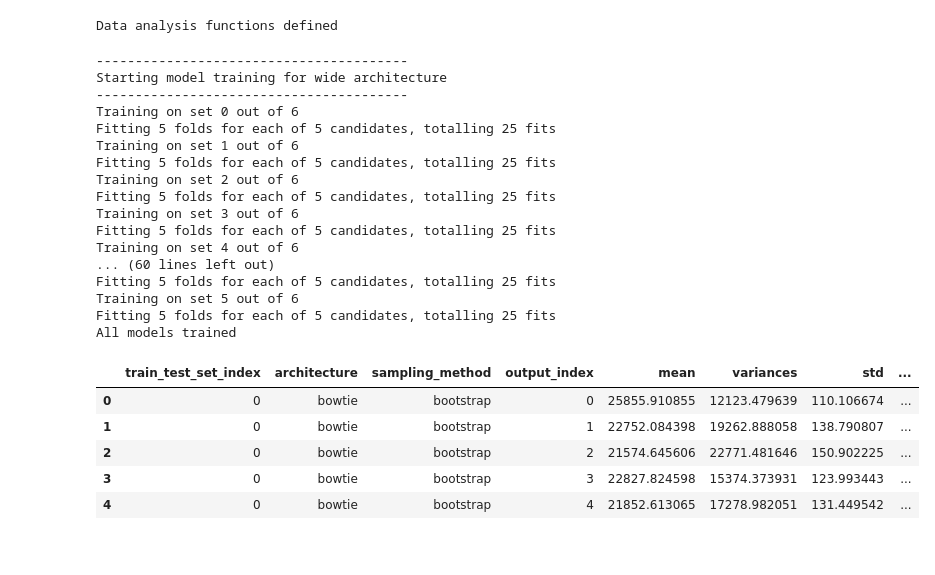
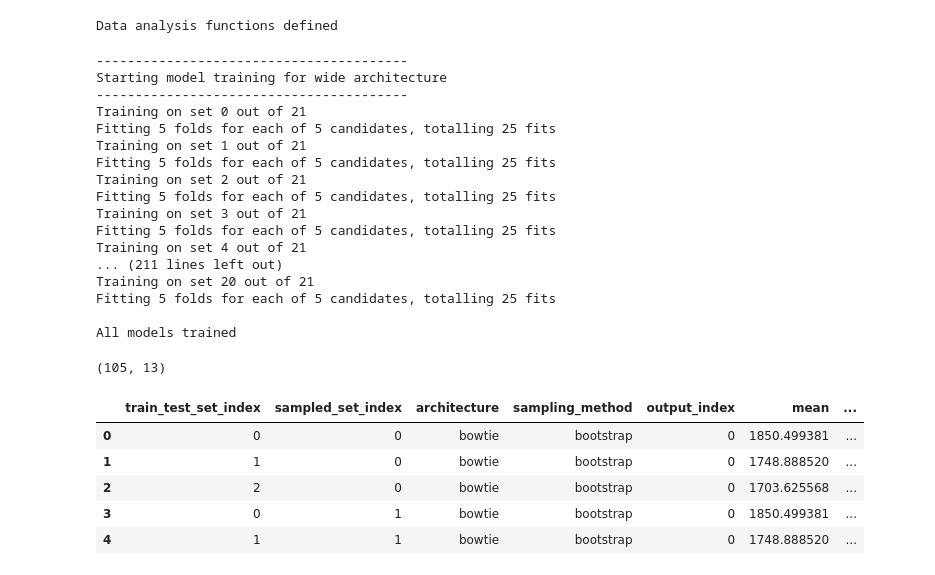
Before and after one commit to dayton2/pymaise_final_project, a Jupyter notebook: final_project_tasks.ipynb, the cells around one changed output. Drawn from its saved outputs; the diff is of its cells as text; code cells hidden in the pictures.

```diff
--- a/final_project_tasks.ipynb
+++ b/final_project_tasks.ipynb
@@ -406,6 +453,7 @@ def train_and_predict(random_search, train_sets, X_test_sets, architecture):
             for j in np.arange(Y_pred.shape[1]):
                 predictions.append({
                     'train_test_set_index': train_set['set_index'],
+                    'sampled_set_index': train_set['sampled_set_index'],
                     'architecture': architecture,
                     'sampling_method': train_set['sampling_method'],
                     'sample_index': i,
@@ -414,10 +462,10 @@ def train_and_predict(random_search, train_sets, X_test_sets, architecture):
                 })
     return pd.DataFrame(predictions)
 
-def get_scores_from_pred_df(pred_df, Y_test_sets):
-    scores = []
-    group_cols = ['architecture', 'sampling_method', 'train_test_set_index']
-    for (architecture, sampling_method, set_index), group in pred_df.groupby(group_cols):
+def get_results_from_pred_df(pred_df, Y_test_sets):
+    results = []
+    group_cols = ['architecture', 'sampling_method', 'sampled_set_index', 'train_test_set_index']
+    for (architecture, sampling_method, sampled_set_index, set_index), group in pred_df.groupby(group_cols):
         Y_pred = (
             group
             .pivot(index='sample_index', columns='output_index', values='prediction')
@@ -426,27 +474,6 @@ def get_scores_from_pred_df(pred_df, Y_test_sets):
             .to_numpy()
         )
         Y_true = ensure_2d_targets(Y_test_sets[set_index])
-        scores.append({
-            'set_index': set_index,
-            'architecture': architecture,
-            'sampling_method': sampling_method,
-            'r2': r2_score(Y_true, Y_pred),
-            'mae': mean_absolute_error(Y_true, Y_pred),
-            'rmse': root_mean_squared_error(Y_true, Y_pred),
-        })
-    return pd.DataFrame(scores)
-
-def get_uq_results_from_pred_df(pred_df):
-    results = []
-    group_cols = ['architecture', 'sampling_method', 'train_test_set_index']
-    for (architecture, sampling_method, set_index), group in pred_df.groupby(group_cols):
-        Y_pred = (
-            group
-            .pivot(index='sample_index', columns='output_index', values='prediction')
-            .sort_index(axis=0)
-            .sort_index(axis=1)
-            .to_numpy()
-        )
         means = np.mean(Y_pred, axis=0)
         variances = np.var(Y_pred, axis=0)
         stds = np.std(Y_pred, axis=0)
@@ -457,6 +484,7 @@ def get_uq_results_from_pred_df(pred_df):
         for output_index in np.arange(Y_pred.shape[1]):
             results.append({
                 'train_test_set_index': set_index,
+                'sampled_set_index': sampled_set_index,
                 'architecture': architecture,
                 'sampling_method': sampling_method,
                 'output_index': output_index,
@@ -465,6 +493,9 @@ def get_uq_results_from_pred_df(pred_df):
                 'std': stds[output_index],
                 '95_ci_lower': c_intervals_lower[output_index],
                 '95_ci_upper': c_intervals_upper[output_index],
+                'r2': r2_score(Y_true, Y_pred),
+                'mae': mean_absolute_error(Y_true, Y_pred),
+                'rmse': root_mean_squared_error(Y_true, Y_pred),
             })
     return pd.DataFrame(results)
 
@@ -486,32 +517,34 @@ pred_df = pd.concat([
     bowtie_pred_df
 ])
 
-print('All models trained')
+print('\nAll models trained')
 # %% [output]
 ----------------------------------------
 Starting model training for wide architecture
 ----------------------------------------
-Training on set 0 out of 6
+Training on set 0 out of 21
 Fitting 5 folds for each of 5 candidates, totalling 25 fits
-Training on set 1 out of 6
+Training on set 1 out of 21
 Fitting 5 folds for each of 5 candidates, totalling 25 fits
-Training on set 2 out of 6
+Training on set 2 out of 21
 Fitting 5 folds for each of 5 candidates, totalling 25 fits
-Training on set 3 out of 6
+Training on set 3 out of 21
 Fitting 5 folds for each of 5 candidates, totalling 25 fits
-Training on set 4 out of 6
-... (60 lines left out)
+Training on set 4 out of 21
+... (211 lines left out)
+Training on set 20 out of 21
 Fitting 5 folds for each of 5 candidates, totalling 25 fits
-Training on set 5 out of 6
-Fitting 5 folds for each of 5 candidates, totalling 25 fits
+
 All models trained
 # %%
-uq_results_df = get_uq_results_from_pred_df(pred_df)
-uq_results_df.head()
+results_df = get_results_from_pred_df(pred_df, Y_test_sets)
+print(results_df.shape)
+results_df.head()
 # %% [output]
+(105, 13)
-|  | train_test_set_index | architecture | sampling_method | output_index | mean | variances | std | ... |
-| 0 | 0 | bowtie | bootstrap | 0 | 25855.910855 | 12123.479639 | 110.106674 | ... |
-| 1 | 0 | bowtie | bootstrap | 1 | 22752.084398 | 19262.888058 | 138.790807 | ... |
-| 2 | 0 | bowtie | bootstrap | 2 | 21574.645606 | 22771.481646 | 150.902225 | ... |
-| 3 | 0 | bowtie | bootstrap | 3 | 22827.824598 | 15374.373931 | 123.993443 | ... |
-| 4 | 0 | bowtie | bootstrap | 4 | 21852.613065 | 17278.982051 | 131.449542 | ... |
+|  | train_test_set_index | sampled_set_index | architecture | sampling_method | output_index | mean | ... |
+| 0 | 0 | 0 | bowtie | bootstrap | 0 | 1850.499381 | ... |
+| 1 | 1 | 0 | bowtie | bootstrap | 0 | 1748.888520 | ... |
+| 2 | 2 | 0 | bowtie | bootstrap | 0 | 1703.625568 | ... |
+| 3 | 0 | 1 | bowtie | bootstrap | 0 | 1850.499381 | ... |
+| 4 | 1 | 1 | bowtie | bootstrap | 0 | 1748.888520 | ... |
```
Also changed, not shown: parts of 15 cells of this notebook, 2 other files.
